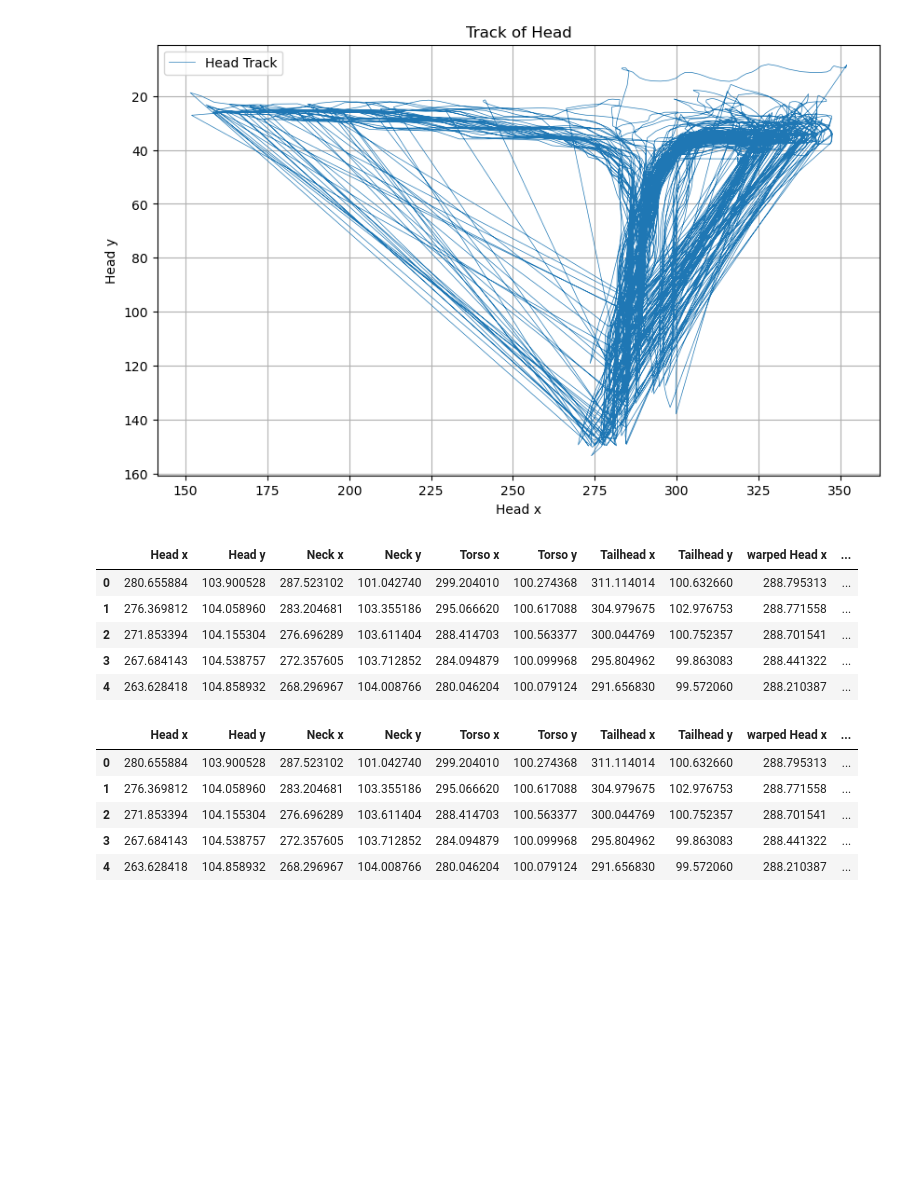
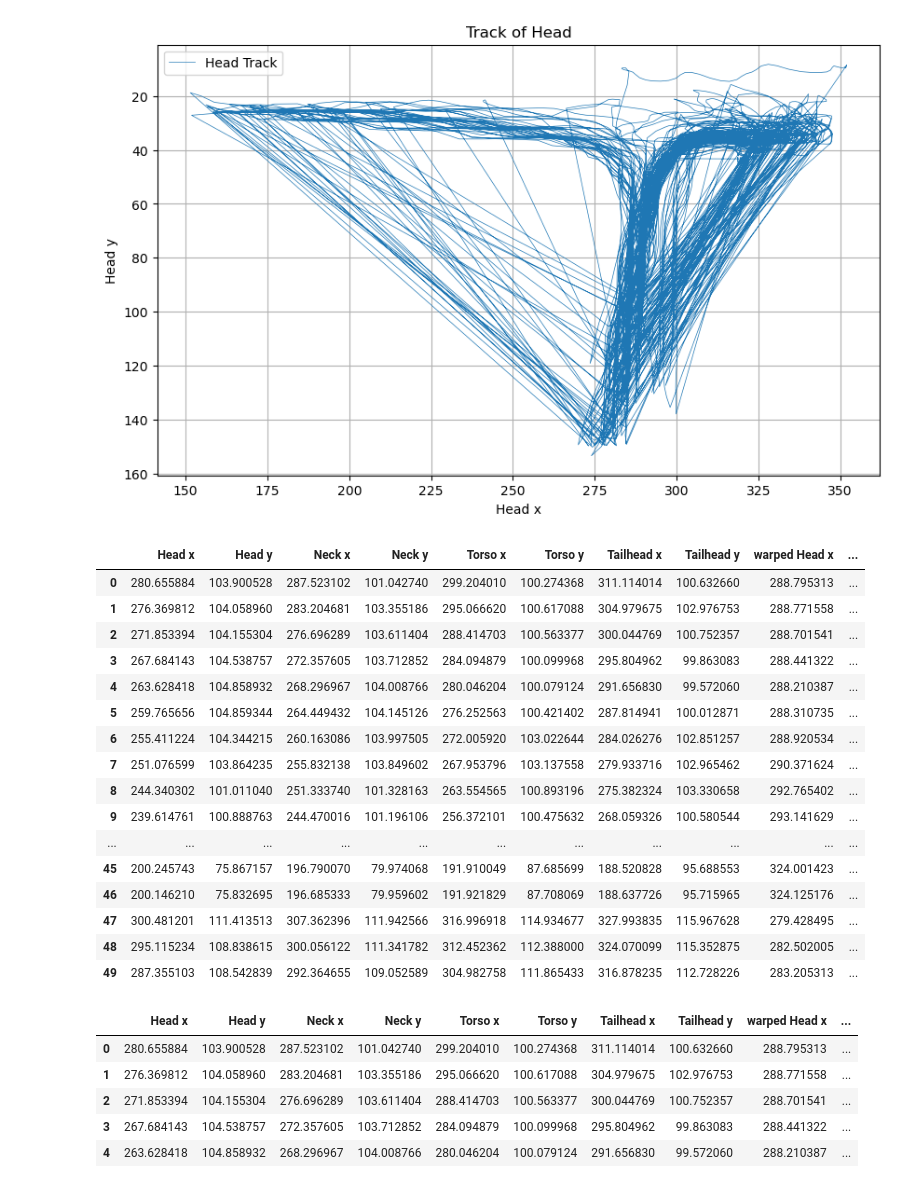
Before and after one commit to Yang2hang/RR_Pose_analysis, a Jupyter notebook: data_analysis/main.ipynb, the cells around one changed output. Cells and saved outputs as stored; diff of their text form; code cells hidden in the pictures; blank space fills up the shorter version.

```diff
--- a/data_analysis/main.ipynb
+++ b/data_analysis/main.ipynb
@@ -175,14 +170,25 @@ plt.show()
 # %%
 labeled_df = label_decision(smoothed_df)
 # %%
-labeled_df.head()
+labeled_df.head(50)
 # %% [output]
 |  | Head x | Head y | Neck x | Neck y | Torso x | Torso y | Tailhead x | Tailhead y | warped Head x | ... |
 | 0 | 280.655884 | 103.900528 | 287.523102 | 101.042740 | 299.204010 | 100.274368 | 311.114014 | 100.632660 | 288.795313 | ... |
 | 1 | 276.369812 | 104.058960 | 283.204681 | 103.355186 | 295.066620 | 100.617088 | 304.979675 | 102.976753 | 288.771558 | ... |
 | 2 | 271.853394 | 104.155304 | 276.696289 | 103.611404 | 288.414703 | 100.563377 | 300.044769 | 100.752357 | 288.701541 | ... |
 | 3 | 267.684143 | 104.538757 | 272.357605 | 103.712852 | 284.094879 | 100.099968 | 295.804962 | 99.863083 | 288.441322 | ... |
 | 4 | 263.628418 | 104.858932 | 268.296967 | 104.008766 | 280.046204 | 100.079124 | 291.656830 | 99.572060 | 288.210387 | ... |
+| 5 | 259.765656 | 104.859344 | 264.449432 | 104.145126 | 276.252563 | 100.421402 | 287.814941 | 100.012871 | 288.310735 | ... |
+| 6 | 255.411224 | 104.344215 | 260.163086 | 103.997505 | 272.005920 | 103.022644 | 284.026276 | 102.851257 | 288.920534 | ... |
+| 7 | 251.076599 | 103.864235 | 255.832138 | 103.849602 | 267.953796 | 103.137558 | 279.933716 | 102.965462 | 290.371624 | ... |
+| 8 | 244.340302 | 101.011040 | 251.333740 | 101.328163 | 263.554565 | 100.893196 | 275.382324 | 103.330658 | 292.765402 | ... |
+| 9 | 239.614761 | 100.888763 | 244.470016 | 101.196106 | 256.372101 | 100.475632 | 268.059326 | 100.580544 | 293.141629 | ... |
+| ... | ... | ... | ... | ... | ... | ... | ... | ... | ... | ... |
+| 45 | 200.245743 | 75.867157 | 196.790070 | 79.974068 | 191.910049 | 87.685699 | 188.520828 | 95.688553 | 324.001423 | ... |
+| 46 | 200.146210 | 75.832695 | 196.685333 | 79.959602 | 191.921829 | 87.708069 | 188.637726 | 95.715965 | 324.125176 | ... |
+| 47 | 300.481201 | 111.413513 | 307.362396 | 111.942566 | 316.996918 | 114.934677 | 327.993835 | 115.967628 | 279.428495 | ... |
+| 48 | 295.115234 | 108.838615 | 300.056122 | 111.341782 | 312.452362 | 112.388000 | 324.070099 | 115.352875 | 282.502005 | ... |
+| 49 | 287.355103 | 108.542839 | 292.364655 | 109.052589 | 304.982758 | 111.865433 | 316.878235 | 112.728226 | 283.205313 | ... |
 # %%
 # calculate velocity
 bodyparts = [
```
Also changed, not shown: parts of 14 cells of this notebook, 18 other files.
